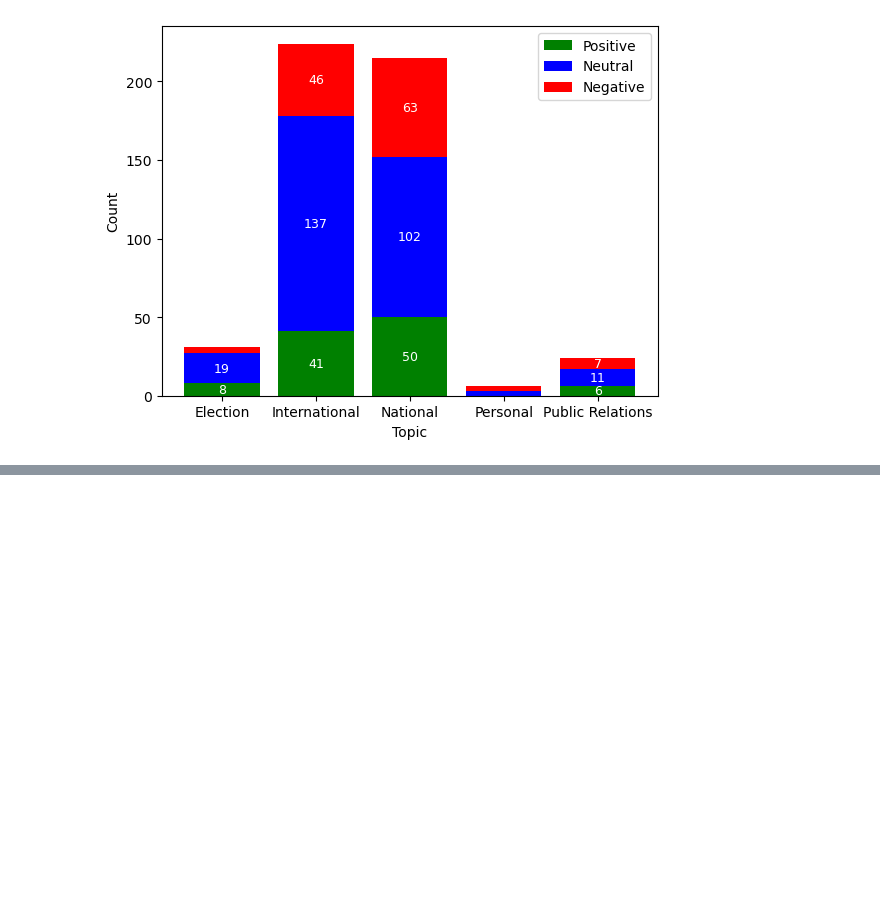
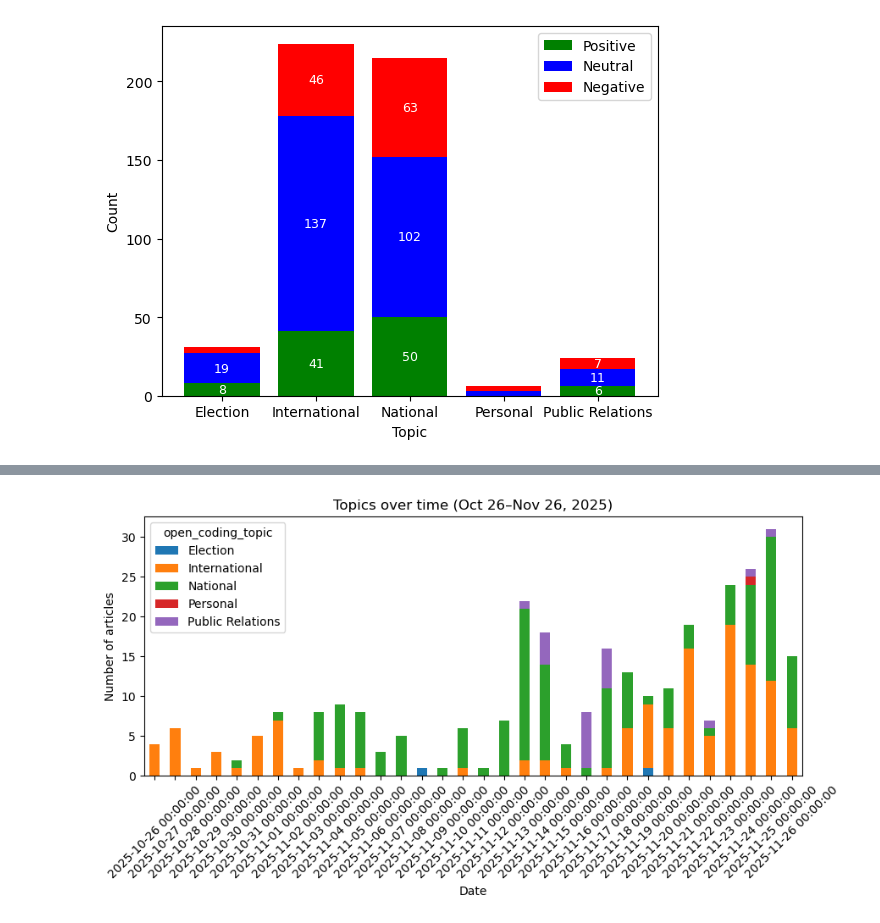
Before and after one commit to allisonmeikle/comp-370-final-project, a Jupyter notebook: scripts/initial_analysis.ipynb, the cells around one changed output, grey strips where cells are left out. Drawn from its saved outputs; the diff is of its cells as text; code cells hidden in the pictures; blank space fills up the shorter version.

```diff
--- a/scripts/initial_analysis.ipynb
+++ b/scripts/initial_analysis.ipynb
@@ -131,0 +237,34 @@ pivot_with_totals
+# %%
+# --- Topics over time, Oct 26–Nov 26, 2025 ---
+
+df["date_day"] = dt
+
+start = pd.Timestamp("2025-10-26")
+end   = pd.Timestamp("2025-11-26")
+
+mask = (df["date_day"] >= start) & (df["date_day"] <= end)
+df_window = df[mask].copy()
+
+topic_counts_win = (
+    df_window.groupby(["date_day", "open_coding_topic"])
+             .size()
+             .reset_index(name="count")
+             .sort_values("date_day")
+)
+
+topic_pivot_win = topic_counts_win.pivot(
+    index="date_day",
+    columns="open_coding_topic",
+    values="count"
+).fillna(0)
+
+# stacked line / area plot (counts)
+ax = topic_pivot_win.plot(kind="bar", stacked=True, figsize=(9, 5))
+ax.set_xlabel("Date")
+ax.set_ylabel("Number of articles")
+ax.set_title("Topics over time (Oct 26–Nov 26, 2025)")
+plt.xticks(rotation=45)
+plt.tight_layout()
+plt.show()
+# %% [output]
+[figure, added]
```
Also changed, not shown: parts of 26 cells of this notebook.
